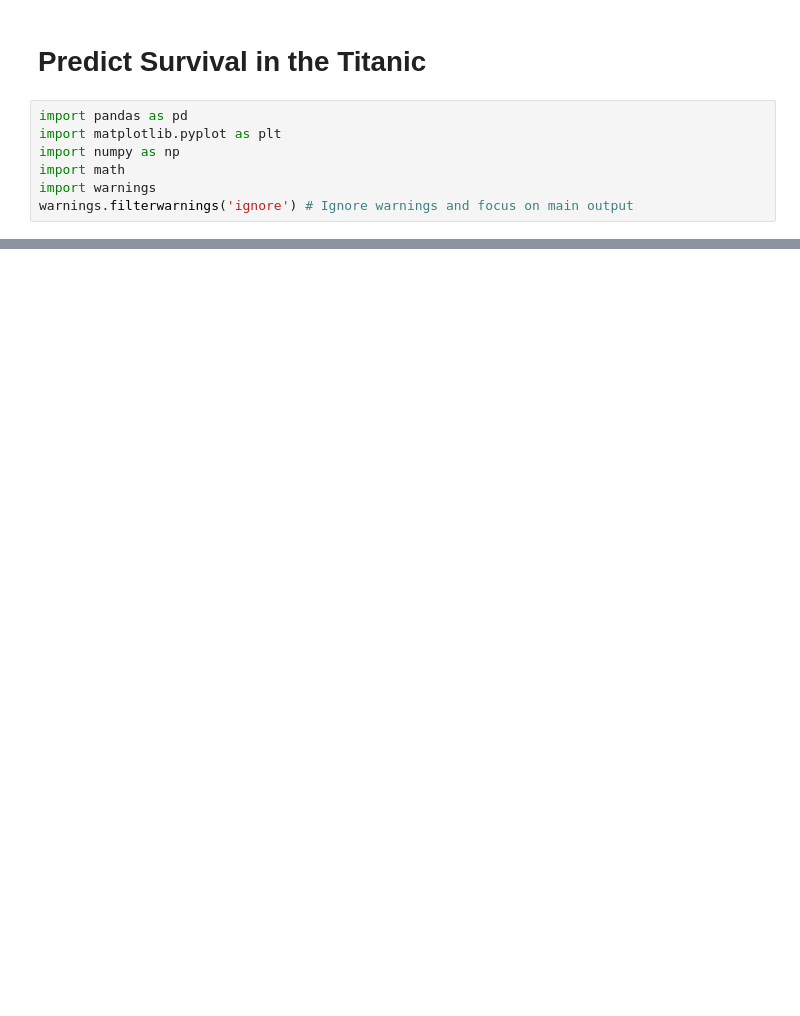
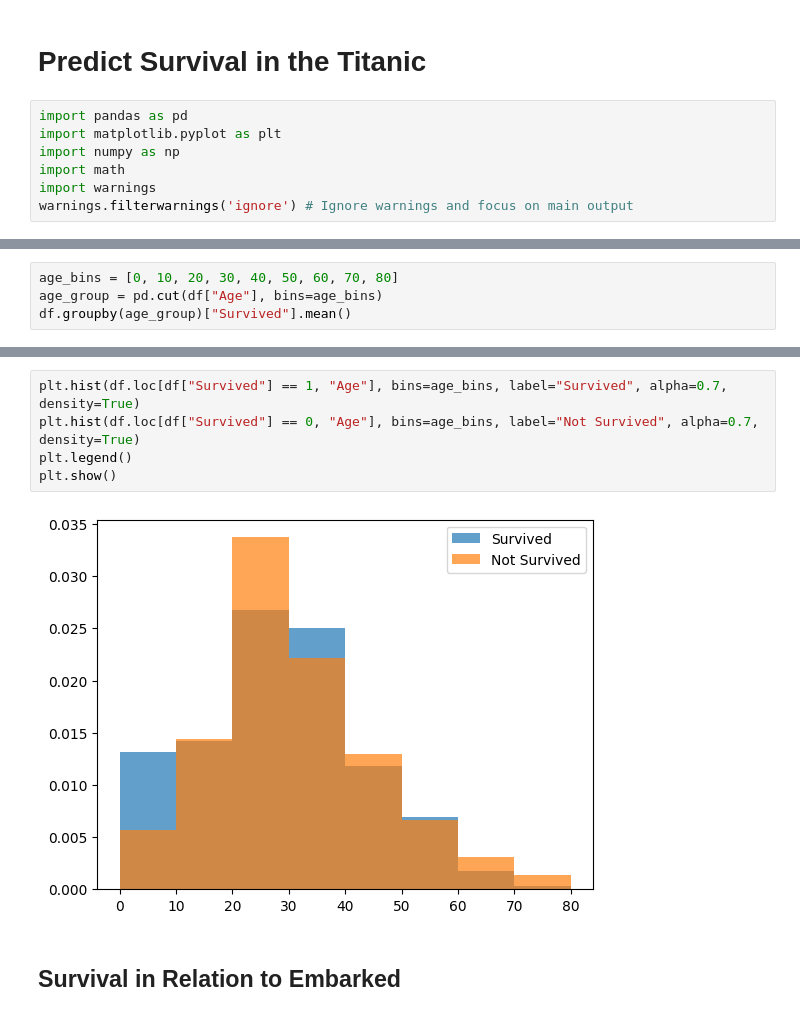
Before and after one commit to rawbil/models_V1, a Jupyter notebook: model1.ipynb, the cells around one changed output, grey strips where cells are left out. Cells and saved outputs as stored; diff of their text form; blank space fills up the shorter version.

```diff
--- a/model1.ipynb
+++ b/model1.ipynb
@@ -512,0 +106,4 @@ plt.show()
+# %%
+age_bins = [0, 10, 20, 30, 40, 50, 60, 70, 80]
+age_group = pd.cut(df["Age"], bins=age_bins)
+df.groupby(age_group)["Survived"].mean()
@@ -512,0 +121,9 @@ plt.show()
+# %%
+plt.hist(df.loc[df["Survived"] == 1, "Age"], bins=age_bins, label="Survived", alpha=0.7, density=True)
+plt.hist(df.loc[df["Survived"] == 0, "Age"], bins=age_bins, label="Not Survived", alpha=0.7, density=True)
+plt.legend()
+plt.show()
+# %% [output]
+[figure, added]
+# %% [markdown]
+## Survival in Relation to Embarked
```
Also changed, not shown: parts of 96 cells of this notebook, 2 other files.
